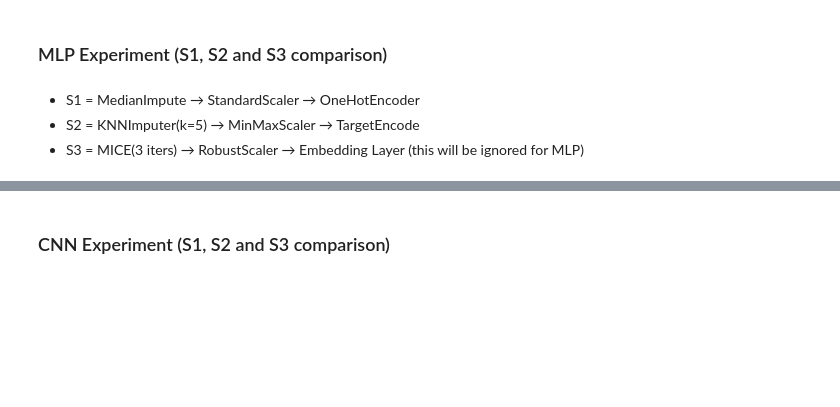
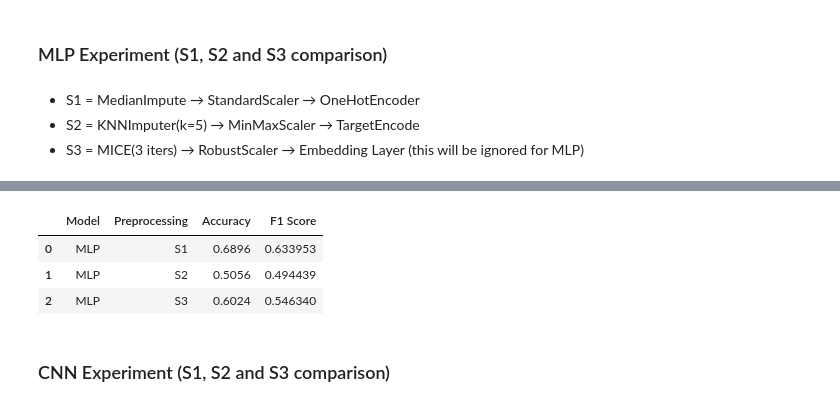
Before and after one commit to tarvinarora/Neural-Networks-Vs.-Preprocessing-Strats, a Jupyter notebook: Simulated_Data.ipynb, the cells around one changed output, grey strips where cells are left out. Drawn from its saved outputs; the diff is of its cells as text; code cells hidden in the pictures; blank space fills up the shorter version.

```diff
--- a/Simulated_Data.ipynb
+++ b/Simulated_Data.ipynb
@@ -324,4 +324,20 @@ df columns: ['f0', 'f1', 'f2', 'f3', 'f4', 'f5', 'f6', 'f7', 'f8', 'f9', 'f10',
 * S1 = MedianImpute → StandardScaler → OneHotEncoder
 * S2 = KNNImputer(k=5) → MinMaxScaler → TargetEncode
 * S3 = MICE(3 iters) → RobustScaler → Embedding Layer (this will be ignored for MLP)
+# %%
+from sklearn.metrics import accuracy_score, f1_score
+
+
+def split_for_strategy(X, strategy, num_numeric=25):
+    """
+    S1 & S2 → fully numeric (no categorical input)
+    S3 → numeric + raw categorical integer IDs
+    """
+    if strategy in ["S1", "S2"]:
+        return torch.tensor(X, dtype=torch.float32), None
+
+    # S3 → must split numeric vs categorical
+    X_num = torch.tensor(X[:, :num_numeric], dtype=torch.float32)
+    X_cat = torch.tensor(X[:, num_numeric:].astype(int), dtype=torch.long)
+    return X_num, X_cat
 # %%
@@ -526,0 +400,58 @@ ValueError: Specifying the columns using strings is only supported for dataframe
+# %%
+results = []
+
+preprocessors = {
+    "S1": preprocess_S1,
+    "S2": preprocess_S2,
+    "S3": preprocess_S3
+}
+
+# Use MLP dataset
+X_mlp, _, _, y = generate_medium_difficulty_dataset()
+
+# Split
+X_train_raw, X_test_raw, y_train, y_test = train_test_split(
+    df, y, test_size=0.25, random_state=42
+)
+
+for strategy, preproc in preprocessors.items():
+    print(f"\n🚀 Running MLP with {strategy}")
+
+    # 1. Preprocess
+    X_train_prep = preproc.fit_transform(X_train_raw, y_train)
+    X_test_prep = preproc.transform(X_test_raw)
+
+    # 2. Split numeric vs cats for S3
+    X_train_num, X_train_cat = split_for_strategy(X_train_prep, strategy)
+    X_test_num, X_test_cat = split_for_strategy(X_test_prep, strategy)
+
+    y_train_tensor = torch.tensor(y_train, dtype=torch.long)
+    y_test_tensor = torch.tensor(y_test, dtype=torch.long)
+
+    # 3. Build model
+    model = MLP_with_Embeddings(
+        num_numeric=25,
+        cat_cardinalities=[5]*5,
+        embed_dim=8,
+        num_classes=3
+    )
+
+    optimizer = torch.optim.Adam(model.parameters(), lr=0.001)
+    criterion = nn.CrossEntropyLoss()
+
+    # 4. Train
+    train(model, optimizer, criterion, X_train_num, X_train_cat, y_train_tensor)
+
+    # 5. Eval
+    acc, f1 = evaluate(model, X_test_num, X_test_cat, y_test_tensor)
+
+    results.append({
+        "Model": "MLP",
+        "Preprocessing": strategy,
+        "Accuracy": acc,
+        "F1 Score": f1
+    })
+
+results_df = pd.DataFrame(results)
+results_df
+# %% [output]
@@ -527,3 +464,7 @@ ValueError: Specifying the columns using strings is only supported for dataframe
+|  | Model | Preprocessing | Accuracy | F1 Score |
+| 0 | MLP | S1 | 0.6896 | 0.633953 |
+| 1 | MLP | S2 | 0.5056 | 0.494439 |
+| 2 | MLP | S3 | 0.6024 | 0.546340 |
 # %% [markdown]
 ### CNN Experiment (S1, S2 and S3 comparison)
 # %%
```
Also changed, not shown: parts of 14 cells of this notebook.
